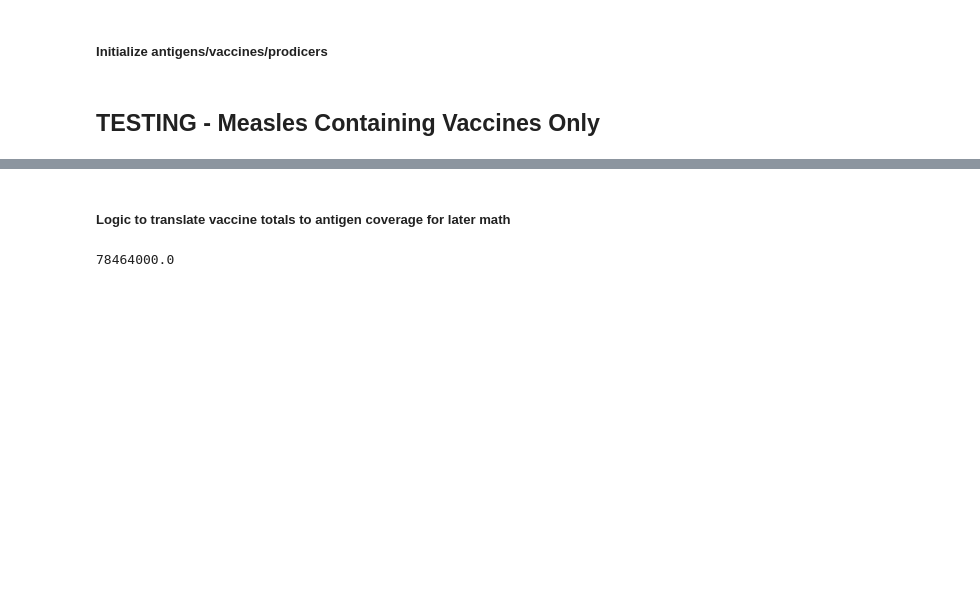
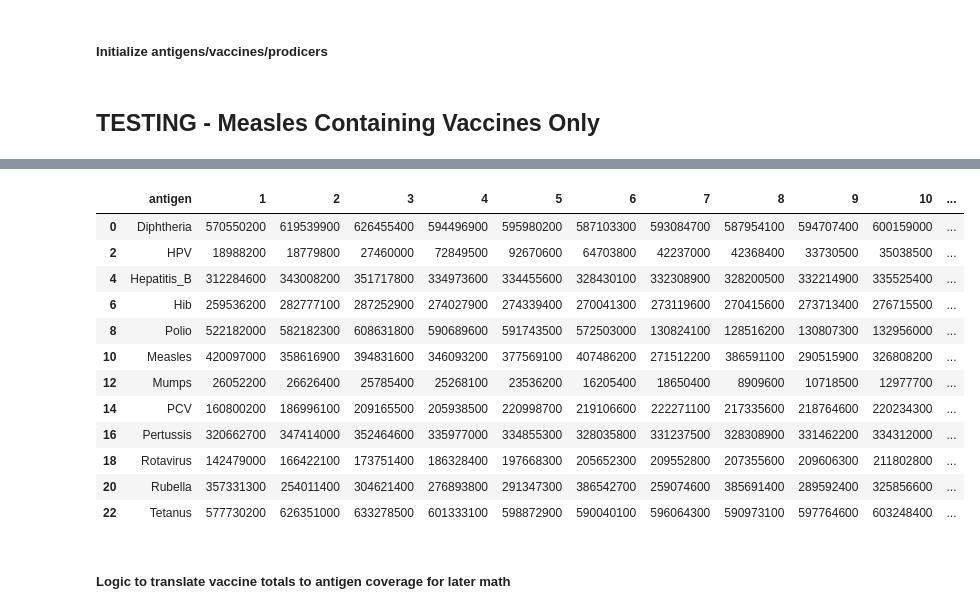
Before and after one commit to nuhorchak/Vaccine_Tender, a Jupyter notebook: Heuristic/heuristic_tenderer.ipynb, the cells around one changed output, grey strips where cells are left out. Drawn from its saved outputs; the diff is of its cells as text; code cells hidden in the pictures; blank space fills up the shorter version.

```diff
--- a/Heuristic/heuristic_tenderer.ipynb
+++ b/Heuristic/heuristic_tenderer.ipynb
@@ -159,0 +199,13 @@ inventory_DF_MCV = inventory_DF[inventory_DF['Vaccine'].isin(['M', 'MR', 'MMR'])
+# %%
+# Selecting only the rows for 'Measles', 'Mumps', and 'Rubella' in both datasets
+
+demand_80_MCV = demand_80_final
+interim_demand_DF = demand_80_MCV.copy()
+
+tender_schedules_MCV = tender_schedules
+i_start_MCV = i_start
+
+missed_doses_MCV = missed_doses
+ratio_DF_MCV = pd.DataFrame()
+
+inventory_DF_MCV = inventory_DF
@@ -160,3 +233,19 @@ inventory_DF_MCV = inventory_DF[inventory_DF['Vaccine'].isin(['M', 'MR', 'MMR'])
+# %%
+demand_80_MCV
+# %% [output]
+|  | antigen | 1 | 2 | 3 | 4 | 5 | 6 | 7 | 8 | 9 | 10 | ... |
+| 0 | Diphtheria | 570550200 | 619539900 | 626455400 | 594496900 | 595980200 | 587103300 | 593084700 | 587954100 | 594707400 | 600159000 | ... |
+| 2 | HPV | 18988200 | 18779800 | 27460000 | 72849500 | 92670600 | 64703800 | 42237000 | 42368400 | 33730500 | 35038500 | ... |
+| 4 | Hepatitis_B | 312284600 | 343008200 | 351717800 | 334973600 | 334455600 | 328430100 | 332308900 | 328200500 | 332214900 | 335525400 | ... |
+| 6 | Hib | 259536200 | 282777100 | 287252900 | 274027900 | 274339400 | 270041300 | 273119600 | 270415600 | 273713400 | 276715500 | ... |
+| 8 | Polio | 522182000 | 582182300 | 608631800 | 590689600 | 591743500 | 572503000 | 130824100 | 128516200 | 130807300 | 132956000 | ... |
+| 10 | Measles | 420097000 | 358616900 | 394831600 | 346093200 | 377569100 | 407486200 | 271512200 | 386591100 | 290515900 | 326808200 | ... |
+| 12 | Mumps | 26052200 | 26626400 | 25785400 | 25268100 | 23536200 | 16205400 | 18650400 | 8909600 | 10718500 | 12977700 | ... |
+| 14 | PCV | 160800200 | 186996100 | 209165500 | 205938500 | 220998700 | 219106600 | 222271100 | 217335600 | 218764600 | 220234300 | ... |
+| 16 | Pertussis | 320662700 | 347414000 | 352464600 | 335977000 | 334855300 | 328035800 | 331237500 | 328308900 | 331462200 | 334312000 | ... |
+| 18 | Rotavirus | 142479000 | 166422100 | 173751400 | 186328400 | 197668300 | 205652300 | 209552800 | 207355600 | 209606300 | 211802800 | ... |
+| 20 | Rubella | 357331300 | 254011400 | 304621400 | 276893800 | 291347300 | 386542700 | 259074600 | 385691400 | 289592400 | 325856600 | ... |
+| 22 | Tetanus | 577730200 | 626351000 | 633278500 | 601333100 | 598872900 | 590040100 | 596064300 | 590973100 | 597764600 | 603248400 | ... |
 # %% [markdown]
 ##### Logic to translate vaccine totals to antigen coverage for later math
 # %%
@@ -169,5 +259 @@ antigen_counts = Counter(all_antigens)
-# %%
-inventory_DF_MCV.loc[inventory_DF_MCV['Vaccine'] == 'MMR', 'Amount'].iloc[0]
-# %% [output]
-78464000.0
 # %%
```
Also changed, not shown: parts of 14 cells of this notebook, 4 other files.
